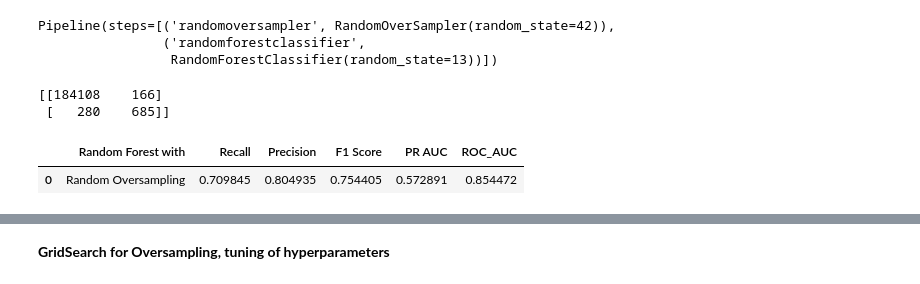
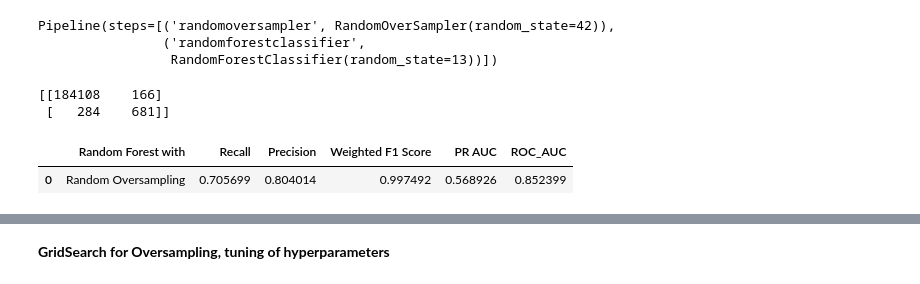
Before and after one commit to saxyrinchen/bt4012_project, a Jupyter notebook: RF copy 3.ipynb, the cells around one changed output, grey strips where cells are left out. Drawn from its saved outputs; the diff is of its cells as text; code cells hidden in the pictures.

```diff
--- a/RF copy 3.ipynb
+++ b/RF copy 3.ipynb
@@ -28,7 +28,11 @@ from sklearn.metrics import accuracy_score, precision_score, recall_score, f1_sc
 from imblearn.over_sampling import SMOTE
 %matplotlib inline
 # %%
-# X_train = pd.read_csv('../X_train.csv')
-# X_test = pd.read_csv('../X_test.csv')
-# y_train = pd.read_csv('../y_train.csv')
-# y_test = pd.read_csv('../y_test.csv')
+X_train = pd.read_csv('../X_train.csv')
+X_val = pd.read_csv('../X_val.csv')
+y_train = pd.read_csv('../y_train.csv')
+y_val = pd.read_csv('../y_val.csv')
+
+# test set only for one-time assessment of final model
+X_test = pd.read_csv('../X_test.csv')
+y_test = pd.read_csv('../y_test.csv')
@@ -98,5 +38,0 @@ y shape: (1852394, 1)
-# %%
-# stratified sampling for imbalanced classes
-
-X_train, X_temp, y_train, y_temp = train_test_split(X, y, stratify=y, test_size=0.2, random_state=42) # X_train 80% of total
-X_val, X_test, y_val, y_test = train_test_split(X_temp, y_temp, stratify=y_temp, test_size=0.5, random_state=42)
@@ -338,7 +259,7 @@ cm = confusion_matrix(y_val, y_val_pred_oversampled)
 
 over_rf_Recall = recall_score(y_val, y_val_pred_oversampled)
 over_rf_Precision = precision_score(y_val, y_val_pred_oversampled)
-over_rf_f1 = f1_score(y_val, y_val_pred_oversampled)
+over_rf_f1 = f1_score(y_val, y_val_pred_oversampled, average="weighted")
 over_rf_accuracy = accuracy_score(y_val, y_val_pred_oversampled)
 over_roc = roc_auc_score(y_val, y_val_pred_oversampled)
 over_prauc = average_precision_score(y_val, y_val_pred_oversampled)
@@ -346,13 +267,13 @@ over_prauc = average_precision_score(y_val, y_val_pred_oversampled)
 print(cm)
 # %% [output]
 [[184108    166]
- [   280    685]]
+ [   284    681]]
 # %%
 ndf = [(over_rf_Recall, over_rf_Precision, over_rf_f1, over_prauc, over_roc)]
 
-over_rf_score = pd.DataFrame(data = ndf, columns=['Recall','Precision','F1 Score', 'PR AUC', 'ROC_AUC'])
+over_rf_score = pd.DataFrame(data = ndf, columns=['Recall','Precision','Weighted F1 Score', 'PR AUC', 'ROC_AUC'])
 over_rf_score.insert(0, 'Random Forest with', 'Random Oversampling')
 over_rf_score
 # %% [output]
-|  | Random Forest with | Recall | Precision | F1 Score | PR AUC | ROC_AUC |
-| 0 | Random Oversampling | 0.709845 | 0.804935 | 0.754405 | 0.572891 | 0.854472 |
+|  | Random Forest with | Recall | Precision | Weighted F1 Score | PR AUC | ROC_AUC |
+| 0 | Random Oversampling | 0.705699 | 0.804014 | 0.997492 | 0.568926 | 0.852399 |
```
Also changed, not shown: parts of 41 cells of this notebook.
